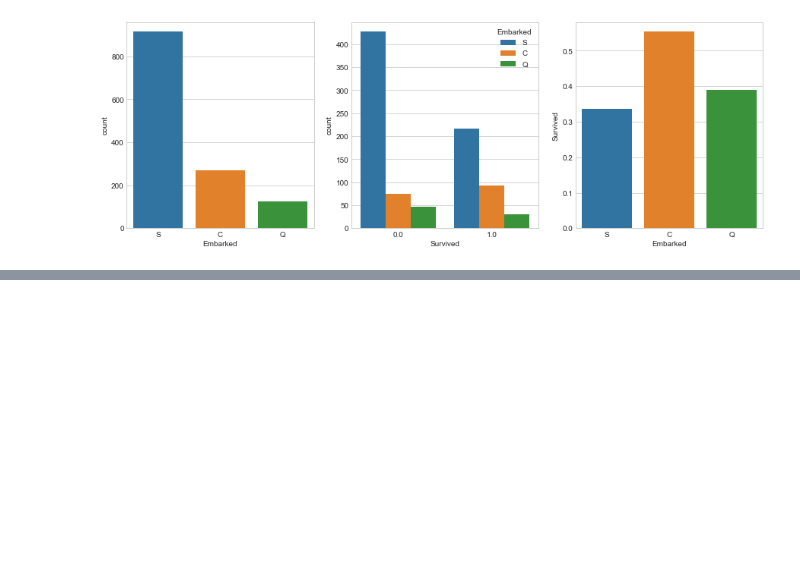
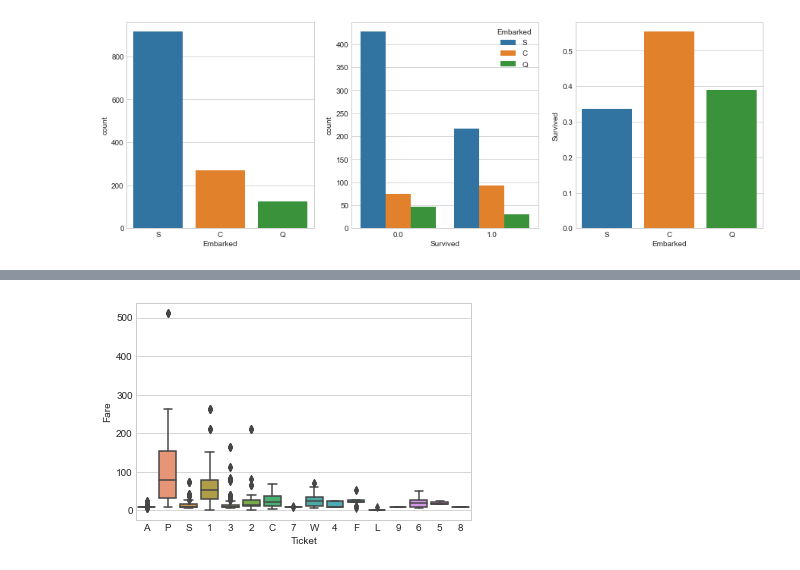
Before and after one commit to dzzxjl/kaggle, a Jupyter notebook: titanic_test/my_tutorial.ipynb, the cells around one changed output, grey strips where cells are left out. Cells and saved outputs as stored; diff of their text form; code cells hidden in the pictures; blank space fills up the shorter version.

```diff
--- a/titanic_test/my_tutorial.ipynb
+++ b/titanic_test/my_tutorial.ipynb
@@ -119,0 +246,6 @@ sns.barplot(x='Embarked', y='Survived', data=embark_perc, order=['S', 'C', 'Q'],
+# %%
+sns.boxplot('Ticket','Fare',data=df)
+# plt.ylim(0, 300) # ignore one data point with Fare > 500
+plt.show(block=False)
+# %% [output]
+[figure, added]
```
Also changed, not shown: parts of 15 cells of this notebook.
